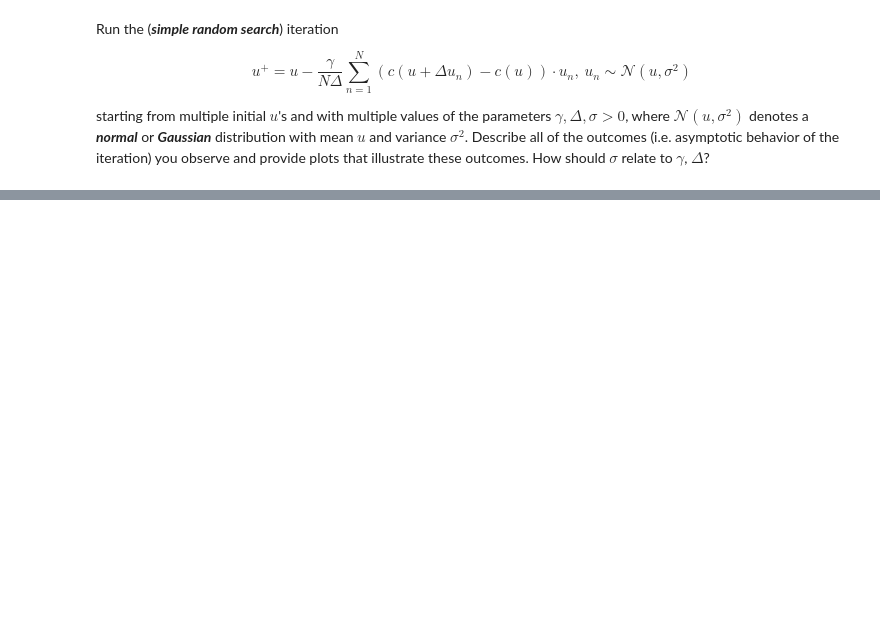
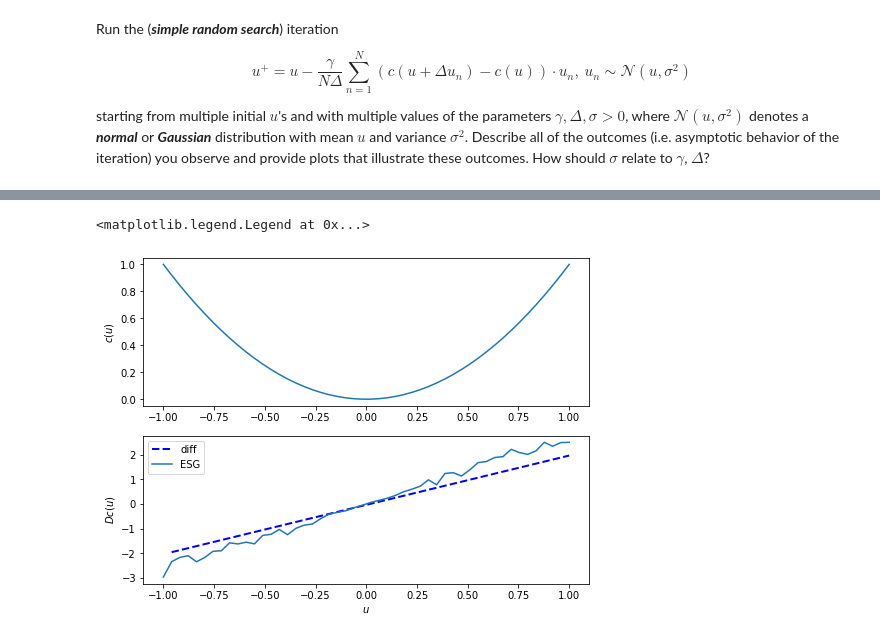
Before and after one commit to mmadduri/BMI_Model, a Jupyter notebook: SimpleRandomSearch.ipynb, the cells around one changed output, grey strips where cells are left out. Drawn from its saved outputs; the diff is of its cells as text; code cells hidden in the pictures; blank space fills up the shorter version.

```diff
--- a/SimpleRandomSearch.ipynb
+++ b/SimpleRandomSearch.ipynb
@@ -160,0 +317,27 @@ for exp in range(len(r_list)):
+# %%
+def cost_func(x):
+    return x**2
+
+N = 100
+dist = (D, 1, N)
+
+# findErrorGrad(input_vect, input_var, param_dist, cost_func, cost_func_args)
+EcU = np.asarray([ findErrorGrad(u, 0, dist, cost_func, u)   for u in U])
+# %%
+
+plt.figure(figsize=(8,6))
+ax = plt.subplot(2,1,1)
+ax.plot(U,cU)
+ax.set_ylabel(r'$c(u)$')
+ax = plt.subplot(2,1,2)
+ax.plot(U[1:],DcU,'b--',lw=2,label='diff')
+
+# ax.plot(U,Dc.mean(axis=1),'r',label='SG')
+ax.plot(U, EcU.flatten(), label='ESG')
+
+ax.set_xlabel(r'$u$')
+ax.set_ylabel(r'$Dc(u)$')
+ax.legend()
+# %% [output]
+<matplotlib.legend.Legend at 0x...>
+[figure, added]
```
Also changed, not shown: parts of 9 cells of this notebook, 1 other file.
